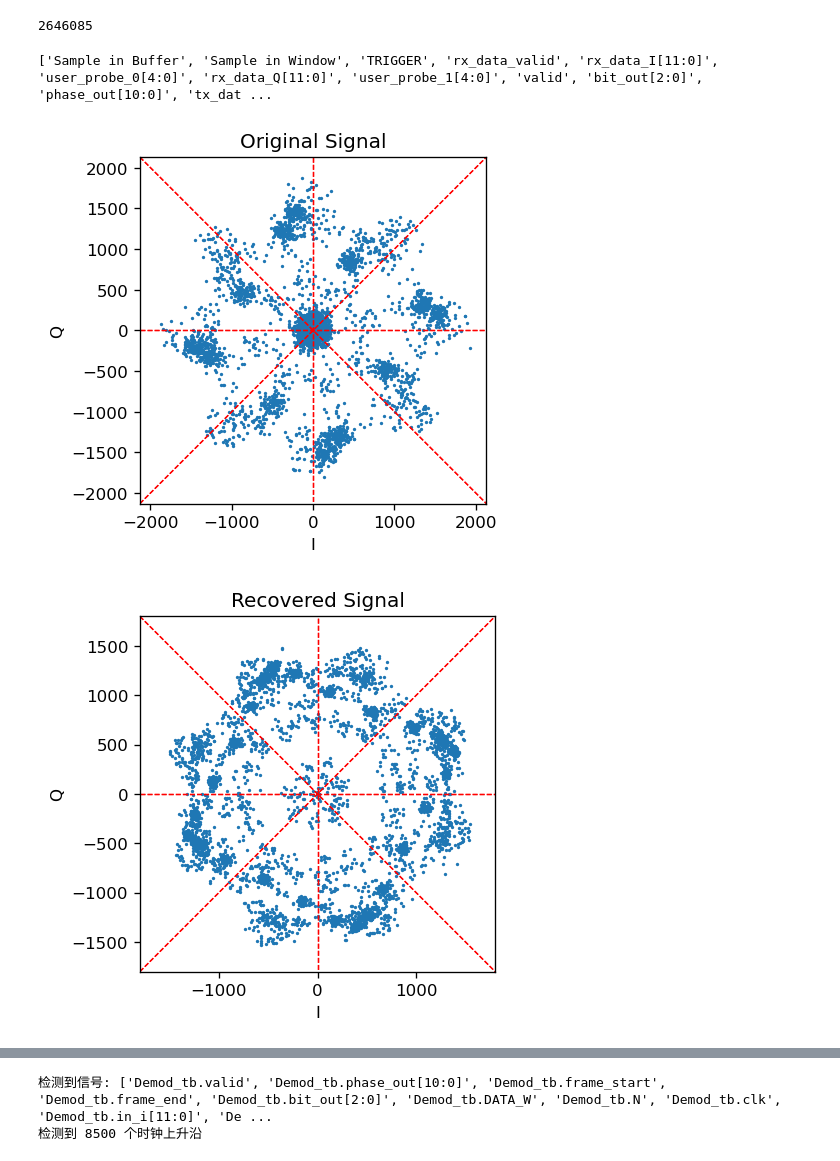
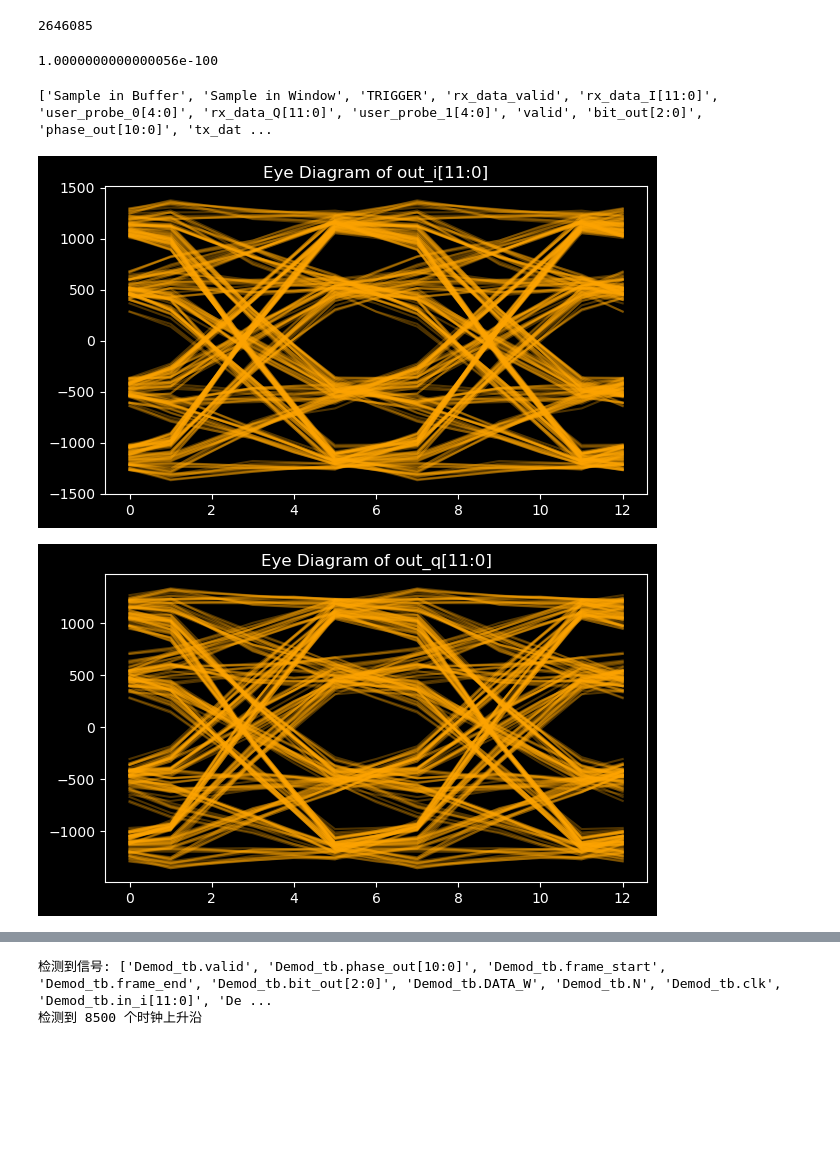
Before and after one commit to dasdasd12/gowin_ad9361, a Jupyter notebook: demod/数据生成与处理.ipynb, the cells around one changed output, grey strips where cells are left out. Saved outputs shown, nothing was run; the diff lists cells and outputs as text; code cells hidden in the pictures; blank space fills up the shorter version.

```diff
--- a/demod/数据生成与处理.ipynb
+++ b/demod/数据生成与处理.ipynb
@@ -2,6 +2,10 @@
 1626**2 + 47**2
 # %% [output]
 2646085
+# %%
+0.1**100
+# %% [output]
+1.0000000000000056e-100
 # %%
 import pandas as pd
 import numpy as np
@@ -58,42 +62,73 @@ def plot_star(signal, title="Star Diagram"):
     max_val = np.max(np.abs(signal)) * 1.1
     ax.set_xlim(-max_val, max_val)
     ax.set_ylim(-max_val, max_val)
     ax.set_xlabel("I")
     ax.set_ylabel("Q")
     ax.set_title(title)
 
     ax.set_aspect("equal", adjustable="box")  # ✅ 坐标轴固定1:1
 
     fig.tight_layout()
 
     # 加上判决门限theta = 0 pi/4 pi/2 ...
 
     M = 8
     for m in range(M):
         theta = 2 * np.pi * m / M
         x = np.array([-max_val, max_val])
         y = np.tan(theta) * x
         ax.plot(x, y, 'r--', linewidth=0.8)
 
     plt.show()
 
 
-plot_star(real + 1j * imag, "Original Signal")
-real2 = df["out_i[11:0]"]
-imag2 = df["out_q[11:0]"]
-plot_star(real2 + 1j * imag2, "Recovered Signal")
+# plot_star(real + 1j * imag, "Original Signal")
+# real2 = df["out_i[11:0]"]
+# imag2 = df["out_q[11:0]"]
+# plot_star(real2 + 1j * imag2, "Recovered Signal")
 
-# 选取valid为1的点
-df_valid = df.where(df["valid"] == 1).dropna().reset_index(drop=True)
-real3 = df_valid["out_i[11:0]"]
-imag3 = df_valid["out_q[11:0]"]
-if len(real3) != 0:
-    plot_star(real3 + 1j * imag3, "Recovered Signal with valid = 1")
+# # 选取valid为1的点
+# df["valid"] = np.roll(df["valid"], -5)
+# df_valid = df.where(df["valid"] == 1).dropna().reset_index(drop=True)
+# real3 = df_valid["out_i[11:0]"]
+# imag3 = df_valid["out_q[11:0]"]
+# if len(real3) != 0:
+#     plot_star(real3 + 1j * imag3, "Recovered Signal with valid = 1")
+
+
 
 # 计算df['rx_data_I[11:0]']频谱
 # plt.plot(np.log10(np.abs(np.fft.rfft(real + 1j*imag))))
 # plt.show()
+
+
+
+# 画出眼图
+df["valid"] = np.roll(df["valid"], -5 )
+
+# 找到valid为1的点的索引
+valid_indices = df.index[df["valid"] == 1].tolist()[:-3]
+
+
+def plot_eye(data, valid_indices, title="Eye Diagram"):
+    # dark background
+    plt.style.use('dark_background')
+    plt.figure(figsize=(7, 4))
+    for start_idx in valid_indices:
+        # 画出之后的12个点
+        end_idx = start_idx + 12+1
+        if end_idx > len(df):
+            break
+        # print(start_idx, end_idx)
+        segment = data[start_idx:end_idx]
+        plt.plot(segment, color='orange', alpha=0.3)
+
+    plt.title(title)
+    plt.show()
+
+plot_eye(df["out_i[11:0]"].to_numpy(), valid_indices, "Eye Diagram of out_i[11:0]")
+plot_eye(df["out_q[11:0]"].to_numpy(), valid_indices, "Eye Diagram of out_q[11:0]")
 # %% [output]
 ['Sample in Buffer', 'Sample in Window', 'TRIGGER', 'rx_data_valid', 'rx_data_I[11:0]', 'user_probe_0[4:0]', 'rx_data_Q[11:0]', 'user_probe_1[4:0]', 'valid', 'bit_out[2:0]', 'phase_out[10:0]', 'tx_dat ...
-[figure, old version]
+[figure, new version]
-[figure, old version]
+[figure, new version]
```
Also changed, not shown: parts of 1 cell of this notebook, 14 other files.
